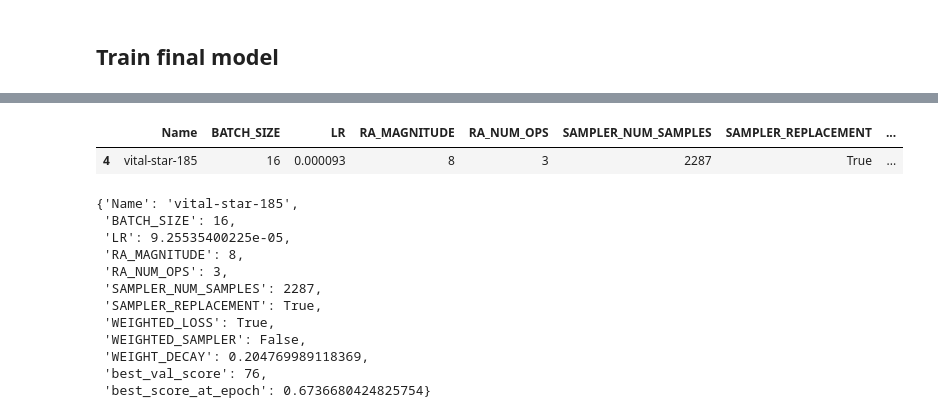
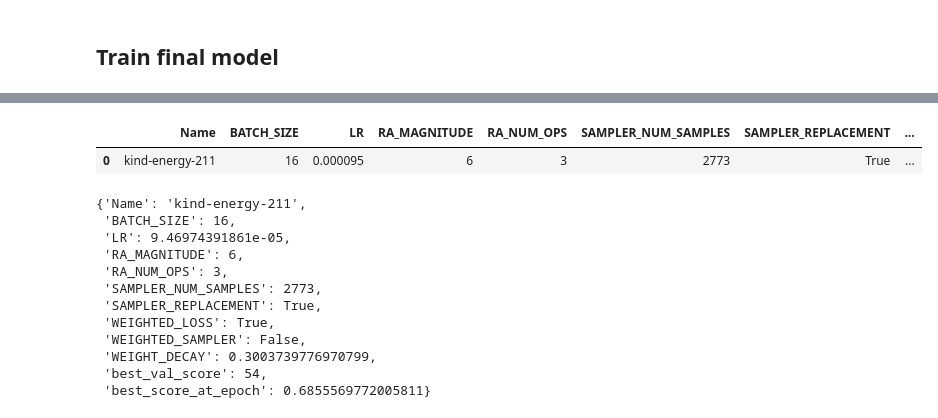
Before and after one commit to FiratSaritas/manhole-cover-classification, a Jupyter notebook: model/analyze_topn.ipynb, the cells around one changed output, grey strips where cells are left out. Cells and saved outputs as stored; diff of their text form; code cells hidden in the pictures.

```diff
--- a/model/analyze_topn.ipynb
+++ b/model/analyze_topn.ipynb
@@ -402,24 +664,26 @@ all_runs.head(2)
 |  | Name | BATCH_SIZE | LR | RA_MAGNITUDE | RA_NUM_OPS | SAMPLER_NUM_SAMPLES | SAMPLER_REPLACEMENT | ... |
 | 0 | kind-energy-211 | 16 | 0.000095 | 6 | 3 | 2773 | True | ... |
 | 1 | robust-donkey-209 | 16 | 0.000052 | 9 | 3 | 1248 | True | ... |
+# %%
+runs = all_runs['Name'].to_list()
 # %%
-best_run = all_runs[all_runs['Name'] == 'vital-star-185']
+best_run = all_runs[all_runs['Name'] == runs[0]]
 best_run
 # %% [output]
 |  | Name | BATCH_SIZE | LR | RA_MAGNITUDE | RA_NUM_OPS | SAMPLER_NUM_SAMPLES | SAMPLER_REPLACEMENT | ... |
-| 4 | vital-star-185 | 16 | 0.000093 | 8 | 3 | 2287 | True | ... |
+| 0 | kind-energy-211 | 16 | 0.000095 | 6 | 3 | 2773 | True | ... |
 # %%
 best_run.T.to_dict()[best_run.T.columns[0]]
 # %% [output]
-{'Name': 'vital-star-185',
+{'Name': 'kind-energy-211',
  'BATCH_SIZE': 16,
- 'LR': 9.25535400225e-05,
- 'RA_MAGNITUDE': 8,
+ 'LR': 9.46974391861e-05,
+ 'RA_MAGNITUDE': 6,
  'RA_NUM_OPS': 3,
- 'SAMPLER_NUM_SAMPLES': 2287,
+ 'SAMPLER_NUM_SAMPLES': 2773,
  'SAMPLER_REPLACEMENT': True,
  'WEIGHTED_LOSS': True,
  'WEIGHTED_SAMPLER': False,
- 'WEIGHT_DECAY': 0.204769989118369,
- 'best_val_score': 76,
- 'best_score_at_epoch': 0.6736680424825754}
+ 'WEIGHT_DECAY': 0.3003739776970799,
+ 'best_val_score': 54,
+ 'best_score_at_epoch': 0.6855569772005811}
```
Also changed, not shown: parts of 34 cells of this notebook.
